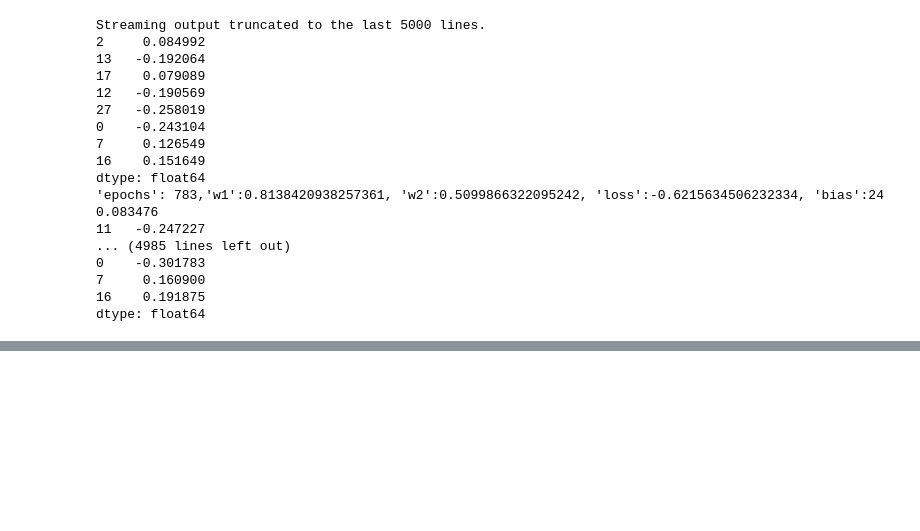
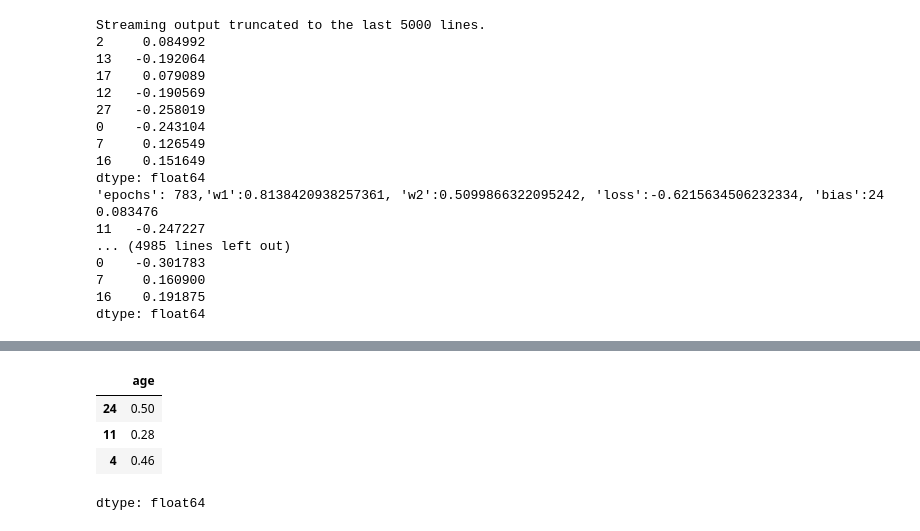
Before and after one commit to babatundeibukun/DEEP-LEARNING-PROJECT---COMPUTER, a Jupyter notebook: building_neural_network_from_first_principle_without_tensorflow.ipynb, the cells around one changed output, grey strips where cells are left out. Saved outputs shown, nothing was run; the diff lists cells and outputs as text; code cells hidden in the pictures; blank space fills up the shorter version.

```diff
--- a/building_neural_network_from_first_principle_without_tensorflow.ipynb
+++ b/building_neural_network_from_first_principle_without_tensorflow.ipynb
@@ -132,0 +134,12 @@ dtype: float64
+# %%
+#scaling is important
+X_train['age']= X_train['age']/100
+X_test['age'] = X_test['age']/100
+# %%
+X_train['age'].head(3)
+# %% [output]
+|  | age |
+| 24 | 0.50 |
+| 11 | 0.28 |
+| 4 | 0.46 |
+dtype: float64
```
Also changed, not shown: parts of 28 cells of this notebook.
